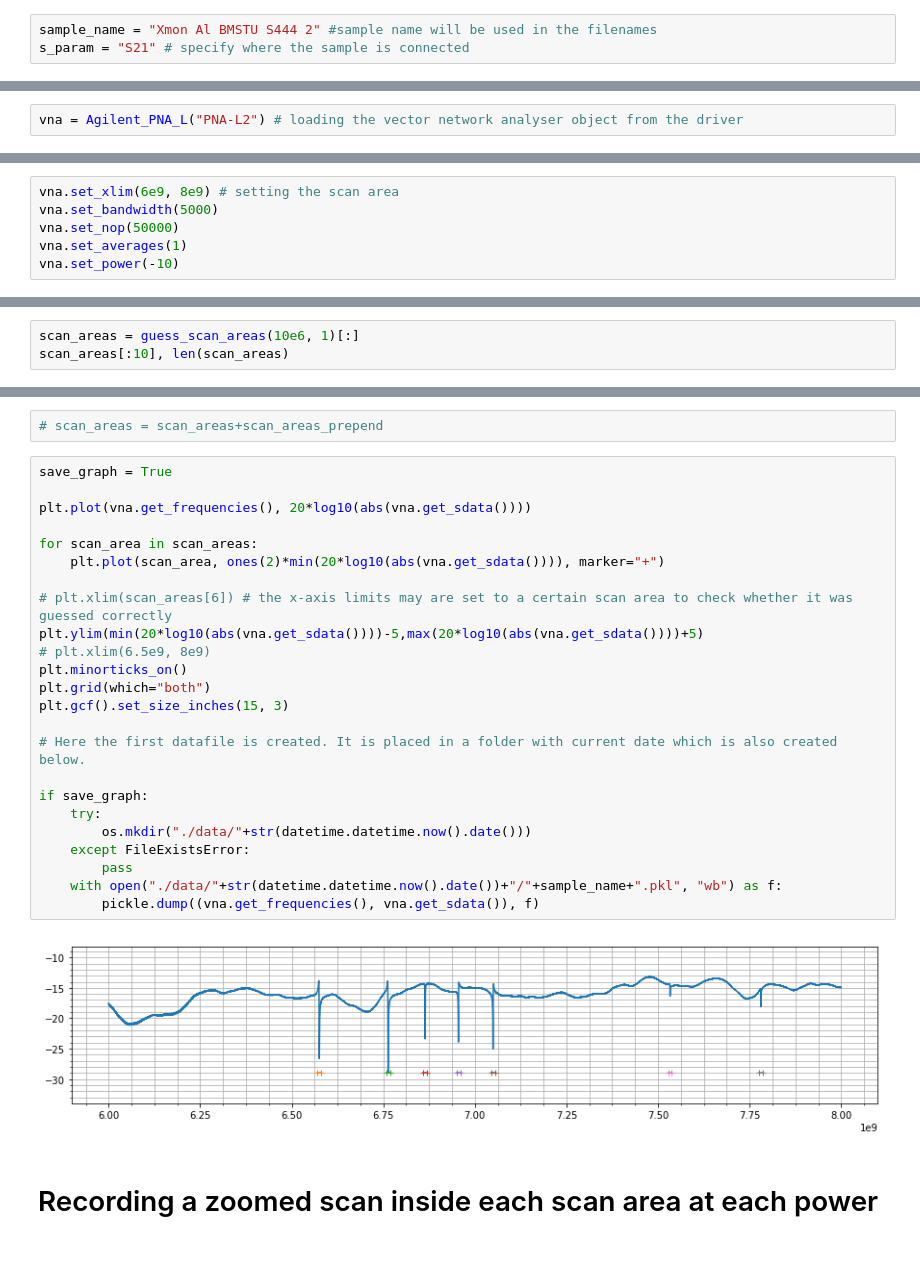
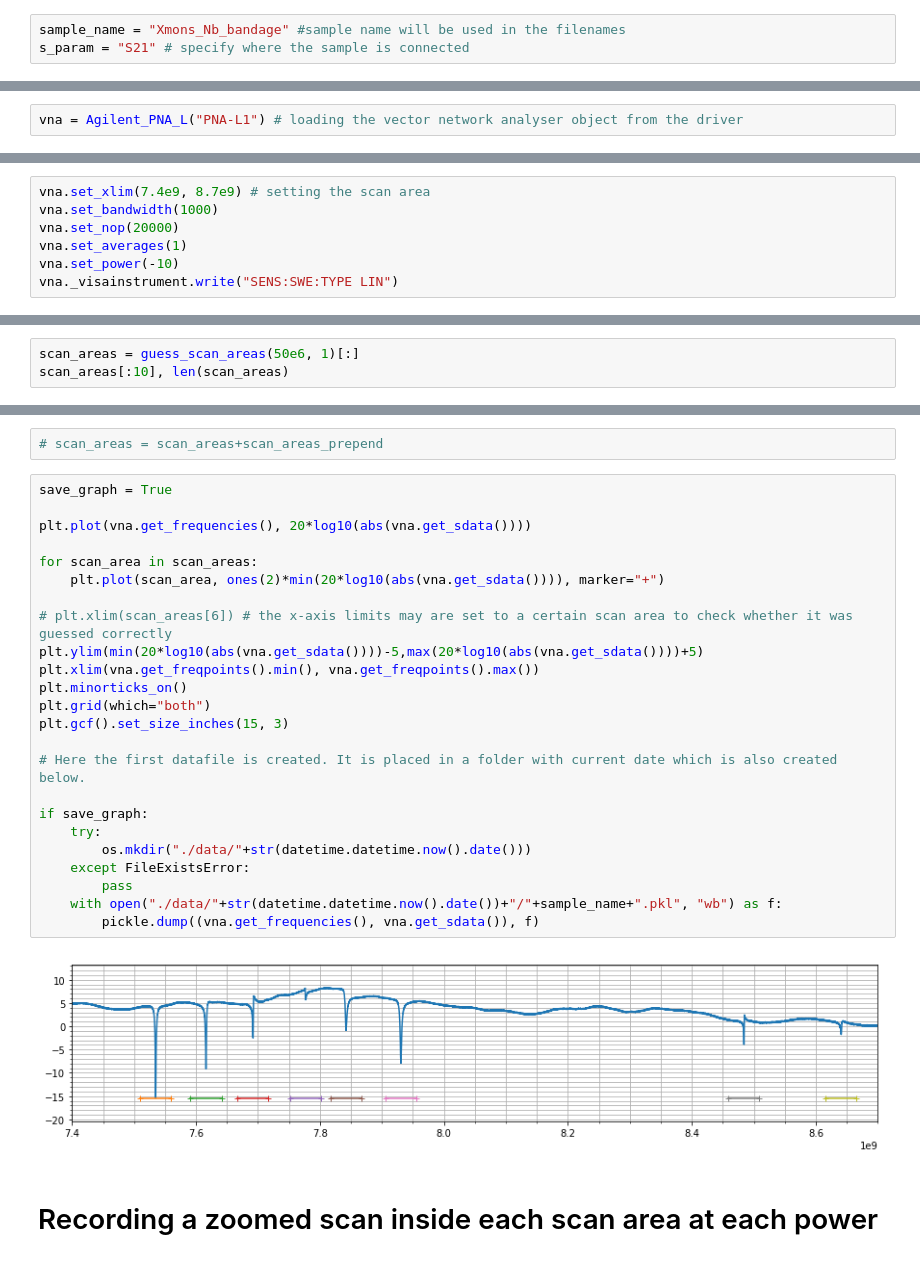
Before and after one commit to niobiumpro/Measurement-automation, a Jupyter notebook: Resonator measurements.ipynb, the cells around one changed output, grey strips where cells are left out. Drawn from its saved outputs; the diff is of its cells as text.

```diff
--- a/Resonator measurements.ipynb
+++ b/Resonator measurements.ipynb
@@ -18,9 +20,9 @@ from drivers.Agilent_PNA_L import *
 # %% [markdown]
 ### Setting the name for the sample
 # %%
-sample_name = "Xmon Al BMSTU S444 2" #sample name will be used in the filenames
+sample_name = "Xmons_Nb_bandage" #sample name will be used in the filenames
 s_param = "S21" # specify where the sample is connected
 # %% [markdown]
 ### Getting the general view S$_{21}$ scan of the sample and detect resonator positions
 # %%
-vna = Agilent_PNA_L("PNA-L2") # loading the vector network analyser object from the driver
+vna = Agilent_PNA_L("PNA-L1") # loading the vector network analyser object from the driver
@@ -37,9 +37,10 @@ AttributeError: 'Agilent_PNA_L' object has no attribute 'set_average_mode'
 # %% [markdown]
 Setting the parameters of the scan:
 # %%
-vna.set_xlim(6e9, 8e9) # setting the scan area
-vna.set_bandwidth(5000)
-vna.set_nop(50000)
+vna.set_xlim(7.4e9, 8.7e9) # setting the scan area
+vna.set_bandwidth(1000)
+vna.set_nop(20000)
 vna.set_averages(1)
 vna.set_power(-10)
+vna._visainstrument.write("SENS:SWE:TYPE LIN")
 # %% [output]
@@ -75,6 +76,6 @@ def guess_scan_areas(area_size, depth):
             deep_minima.append(freqs[extremum])
     return [(m-area_size/2, m+area_size/2) for m in deep_minima]
 # %%
-scan_areas = guess_scan_areas(10e6, 1)[:]
+scan_areas = guess_scan_areas(50e6, 1)[:]
 scan_areas[:10], len(scan_areas)
 # %% [output]
@@ -100,29 +102,29 @@ scan_areas[:10], len(scan_areas)
 # %%
 save_graph = True
 
 plt.plot(vna.get_frequencies(), 20*log10(abs(vna.get_sdata())))
 
 for scan_area in scan_areas:
     plt.plot(scan_area, ones(2)*min(20*log10(abs(vna.get_sdata()))), marker="+")
 
 # plt.xlim(scan_areas[6]) # the x-axis limits may are set to a certain scan area to check whether it was guessed correctly
 plt.ylim(min(20*log10(abs(vna.get_sdata())))-5,max(20*log10(abs(vna.get_sdata())))+5)
-# plt.xlim(6.5e9, 8e9)
+plt.xlim(vna.get_freqpoints().min(), vna.get_freqpoints().max())
 plt.minorticks_on()
 plt.grid(which="both")
 plt.gcf().set_size_inches(15, 3)
 
 # Here the first datafile is created. It is placed in a folder with current date which is also created below.
 
 if save_graph:
     try:
         os.mkdir("./data/"+str(datetime.datetime.now().date()))
     except FileExistsError:
         pass
     with open("./data/"+str(datetime.datetime.now().date())+"/"+sample_name+".pkl", "wb") as f:
         pickle.dump((vna.get_frequencies(), vna.get_sdata()), f)
 # %% [output]
-[figure, old version]
+[figure, new version]
 # %% [markdown]
 # Recording a zoomed scan inside each scan area at each power
 # %%
```
Also changed, not shown: parts of 9 cells of this notebook, 14 other files.
